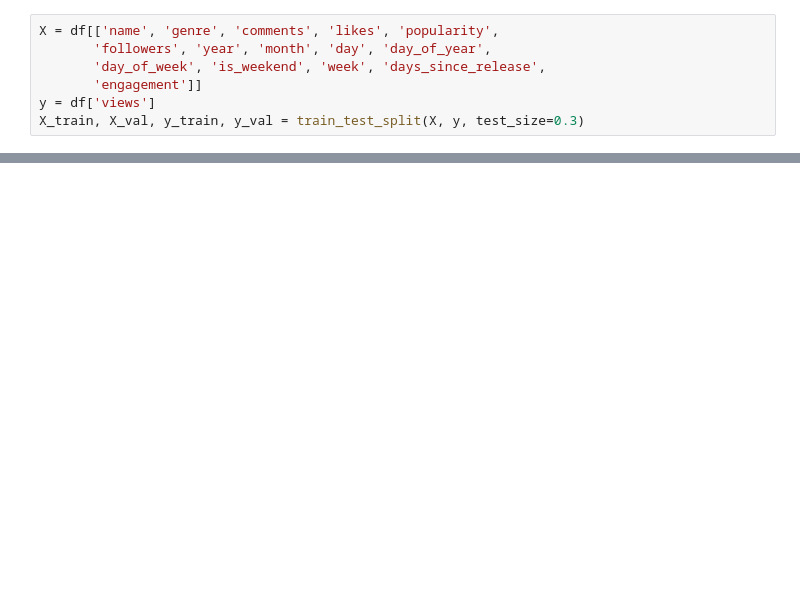
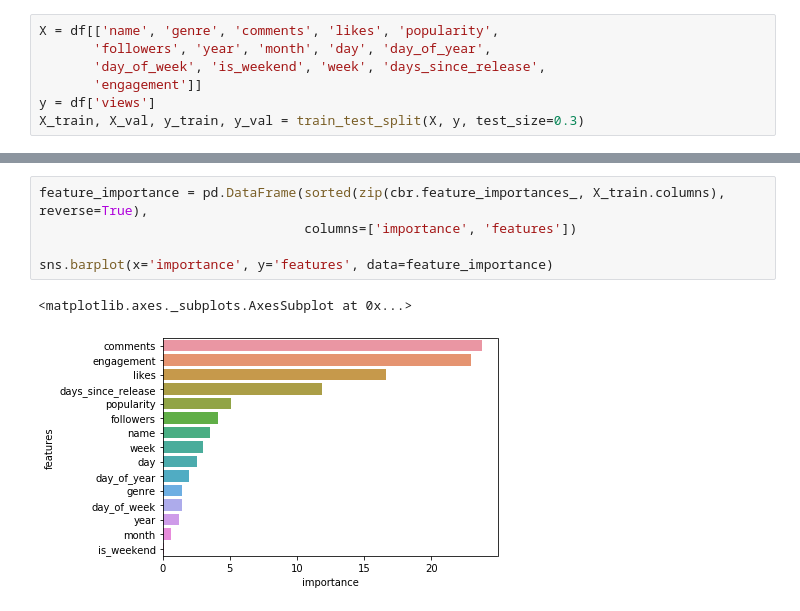
Before and after one commit to adamiqshan/Chartbuster_Songs_Prediction_MachineHack, a Jupyter notebook: base_model.ipynb, the cells around one changed output, grey strips where cells are left out. Drawn from its saved outputs; the diff is of its cells as text; blank space fills up the shorter version.

```diff
--- a/base_model.ipynb
+++ b/base_model.ipynb
@@ -120,0 +228,8 @@ plt.tight_layout()
+# %%
+feature_importance = pd.DataFrame(sorted(zip(cbr.feature_importances_, X_train.columns), reverse=True),
+                                  columns=['importance', 'features'])
+
+sns.barplot(x='importance', y='features', data=feature_importance)
+# %% [output]
+<matplotlib.axes._subplots.AxesSubplot at 0x...>
+[figure, added]
```
Also changed, not shown: parts of 19 cells of this notebook.
